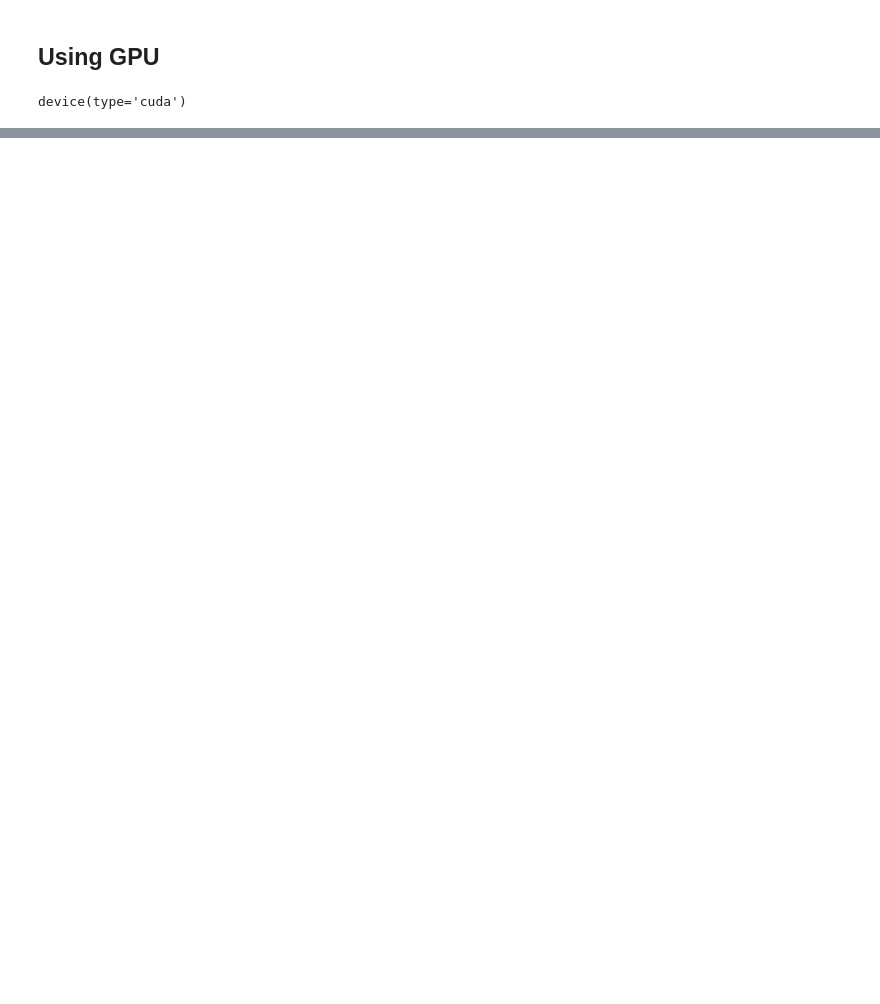
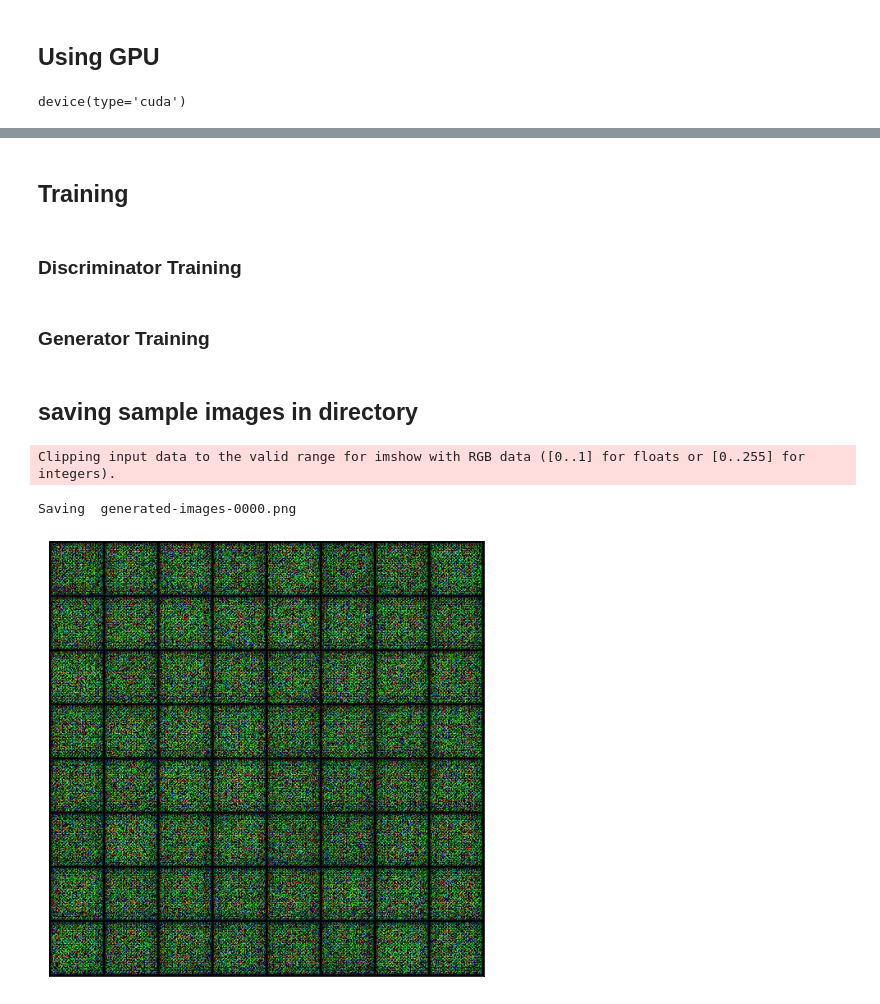
Before and after one commit to afs-chowdhury/Pytorch_basic, a Jupyter notebook: Intro-to-gan(Anime-Faces.ipynb, the cells around one changed output, grey strips where cells are left out. Saved outputs shown, nothing was run; the diff lists cells and outputs as text; code cells hidden in the pictures; blank space fills up the shorter version.

Commit message:
complete save sample function

```diff
--- a/Intro-to-gan(Anime-Faces.ipynb
+++ b/Intro-to-gan(Anime-Faces.ipynb
@@ -191,0 +215,4 @@ generator = nn.Sequential(
+# %% [markdown]
+## Training
+# %% [markdown]
+###  Discriminator Training
@@ -191,0 +252,2 @@ generator = nn.Sequential(
+# %% [markdown]
+### Generator Training
@@ -191,0 +278,2 @@ generator = nn.Sequential(
+# %% [markdown]
+## saving sample images in directory
@@ -191,0 +282,25 @@ generator = nn.Sequential(
+# %%
+sample_dir = "generated"
+#make directory
+os.makedirs(sample_dir, exist_ok=True)
+# %%
+# defining a function for saving the output batch images
+
+def save_samples(index, latent_tensor, show = True):
+  fake_images = generator(latent_tensor)
+  fake_name = 'generated-images-{0:0=4d}.png'.format(index)
+  save_image(denorm(fake_images),os.path.join(sample_dir,fake_name),nrow = 8)
+  print("Saving ",fake_name)
+  if show:
+    fig , ax = plt.subplots(figsize = (8,8))
+    ax.set_xticks([])
+    ax.set_yticks([])
+    ax.imshow(make_grid(fake_images.cpu().detach(), nrow = 8).permute(1,2,0))
+# %%
+fixed_latent = torch.randn(64,latent_size,1,1,device=device) # fixing one latent tensor so that we can see the evolution on it as out model learns to generate
+# %%
+save_samples(0,fixed_latent)
+# %% [output]
+Clipping input data to the valid range for imshow with RGB data ([0..1] for floats or [0..255] for integers).
+Saving  generated-images-0000.png
+[figure, added]
```
Also changed, not shown: parts of 8 cells of this notebook.
